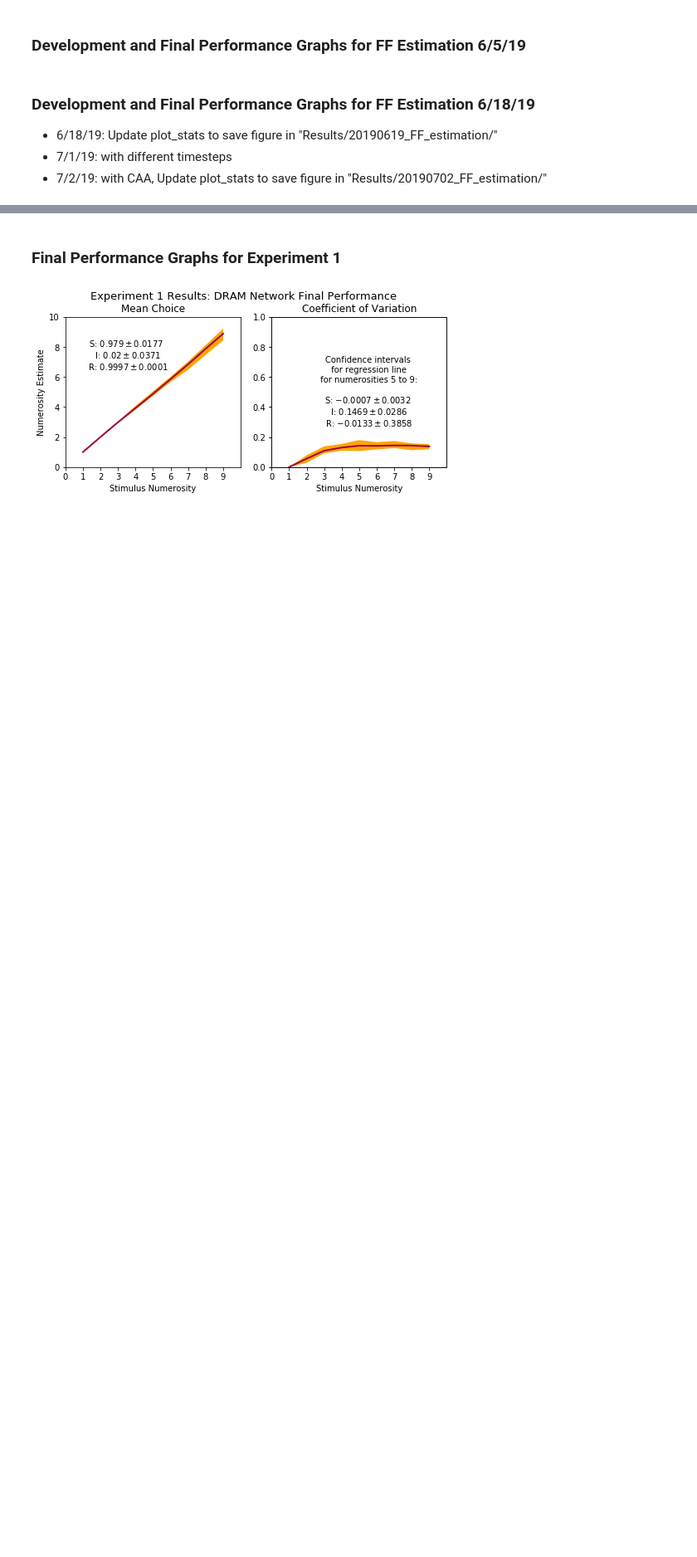
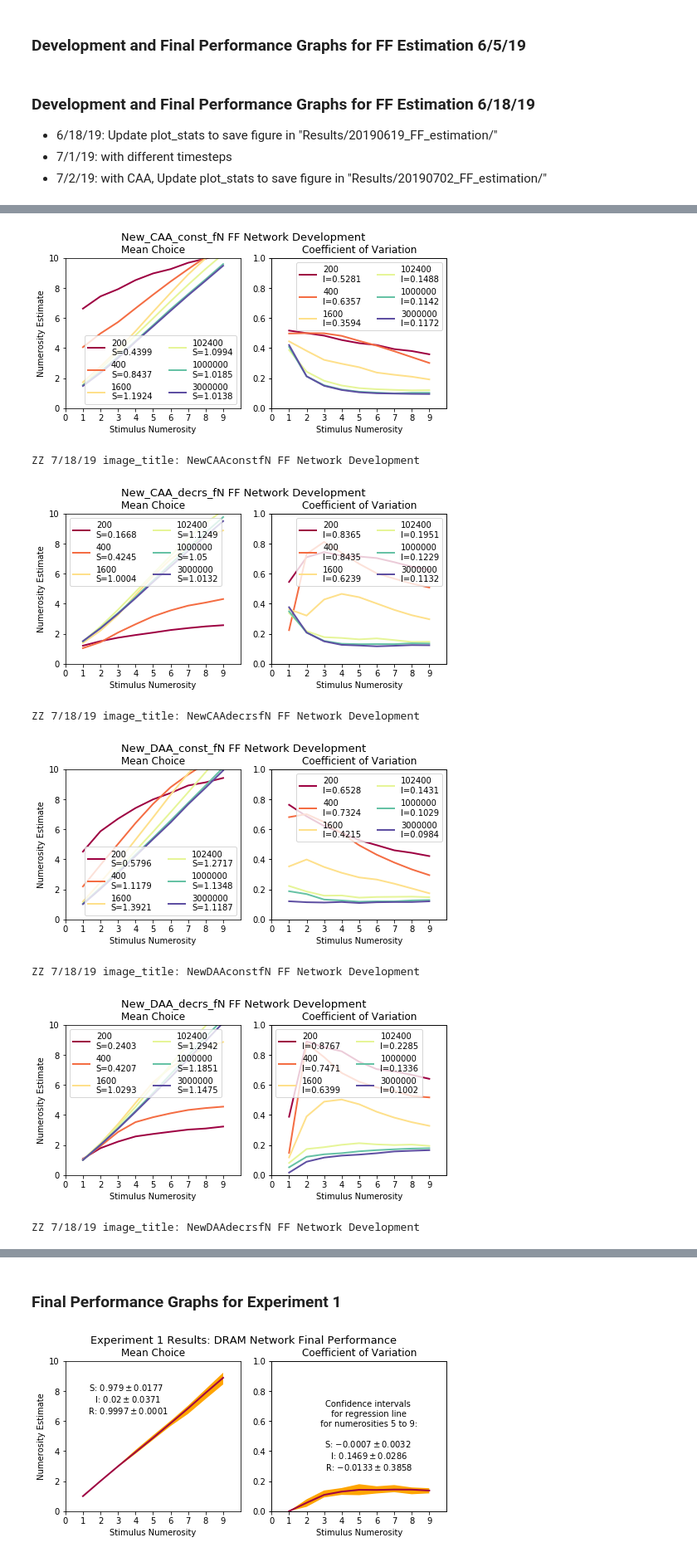
Before and after one commit to numberlearning/DRAM, a Jupyter notebook: 20181227_DRAM_Estimation_figures.ipynb, the cells around one changed output, grey strips where cells are left out. Shown at 83% size. Saved outputs shown, nothing was run; the diff lists cells and outputs as text; code cells hidden in the pictures; blank space fills up the shorter version.

```diff
--- a/20181227_DRAM_Estimation_figures.ipynb
+++ b/20181227_DRAM_Estimation_figures.ipynb
@@ -35,12 +35,14 @@ wanted_images = [
 num_runs = 10
 iter_list = [0, 250, 1000, 4000, 16000, 32000, 64000, 125000, 250000, 500000, 1000000, 2000000]
 glimpse_list = [0,3,9]
-max_blobs = 15
+max_blobs_test = 9
+max_blobs_train = 15
+max_blobs = max_blobs_test
 min_blobs = 1
 
 num_iters = len(iter_list)
 num_glimpses = len(glimpse_list)
-output_size = max_blobs - min_blobs + 1
+output_size = max_blobs_train - min_blobs + 1
 chist = np.load(data_directory + 'choice_hist.npy')[:,:,:,:10,:10] # runs, iters, glimpses, inputs, outputs
 cm = np.load(data_directory + 'choice_msdcv.npy')[:,:,:,:10,:]
 
@@ -722,0 +737,28 @@ if False:
+# %%
+if True:
+    ff_est_model_names = ["New_CAA_const_fN", "New_CAA_decrs_fN", "New_DAA_const_fN", "New_DAA_decrs_fN"]
+    test_conditions = "testCAA_3x3/"
+    for model_name in ff_est_model_names:
+        data_directory = "data/" + model_name + "/" + test_conditions
+        all_iters = [0, 200, 400, 1600, 6400, 25600, 102400, 204800, 409600, 819200, 1000000, 1228800, 1638400, 2000000, 3000000]#, 4000000, 5000000, 6000000]
+        iters = [200, 400, 1600, 102400, 1000000, 3000000]
+        iter_indices = [i for i, iteration in enumerate(all_iters) if iteration in iters]
+        cm = np.load(data_directory + 'choice_msdcv.npy')[:,:,:10,:]
+        plot_stats(cm, all_iters, iter_indices, model_name + " FF Network Development", all_iters_same_row=True)
+
+    for model_name in ff_est_model_names:
+        data_directory = "data/" + model_name + "/" + test_conditions
+        all_iters = [0, 200, 400, 1600, 6400, 25600, 102400, 204800, 409600, 819200, 1000000, 1228800, 1638400, 2000000, 3000000]#, 4000000, 5000000, 6000000]
+        iters = [3000000]
+        iter_indices = [i for i, iteration in enumerate(all_iters) if iteration in iters]
+        cm = np.load(data_directory + 'choice_msdcv.npy')[:,:,:10,:]
+        plot_stats(cm, all_iters, iter_indices, model_name + " FF Final Performance", all_iters_same_row=True, show_CIs=True, show_band=True, show_key=False)
+# %% [output]
+[figure, added]
+ZZ 7/18/19 image_title: NewCAAconstfN FF Network Development
+[figure, added]
+ZZ 7/18/19 image_title: NewCAAdecrsfN FF Network Development
+[figure, added]
+ZZ 7/18/19 image_title: NewDAAconstfN FF Network Development
+[figure, added]
+ZZ 7/18/19 image_title: NewDAAdecrsfN FF Network Development
```
Also changed, not shown: parts of 27 cells of this notebook, 4 other files.
